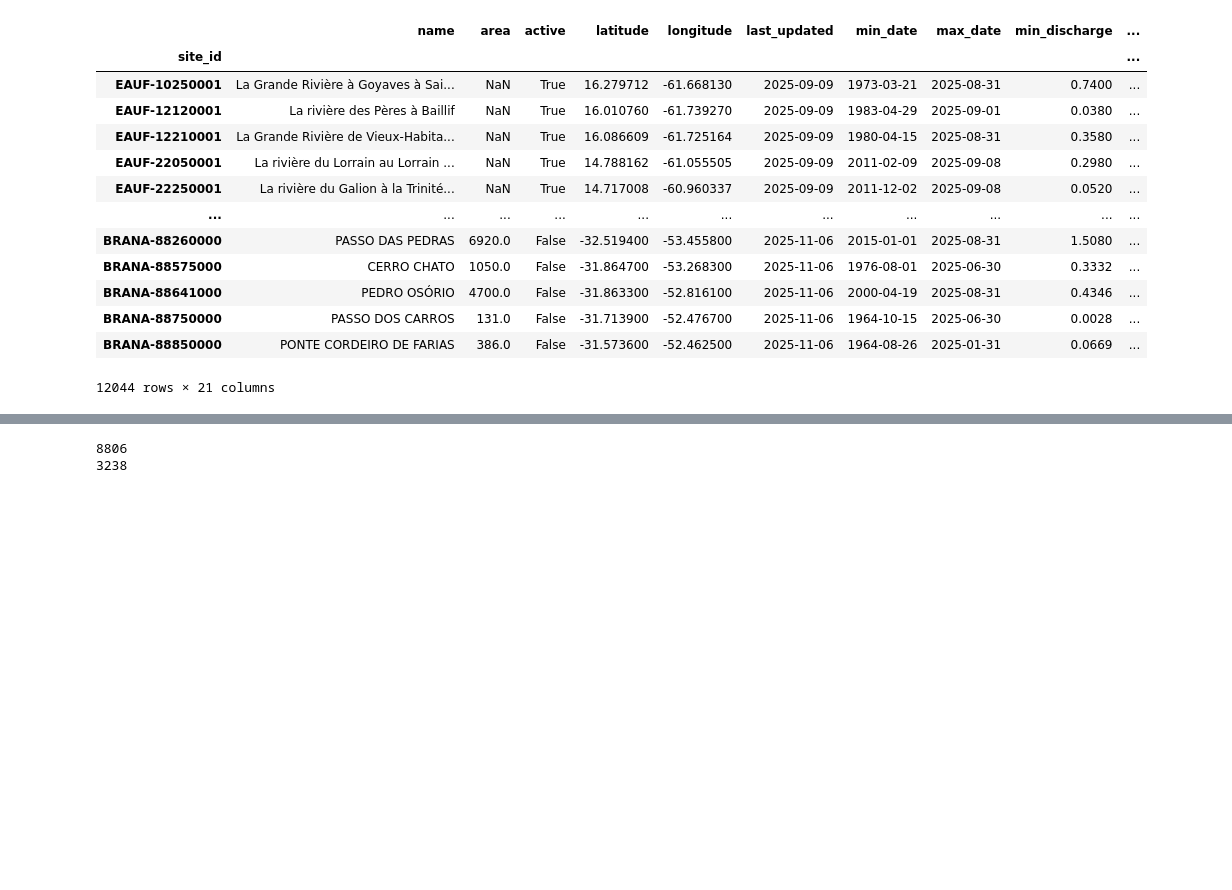
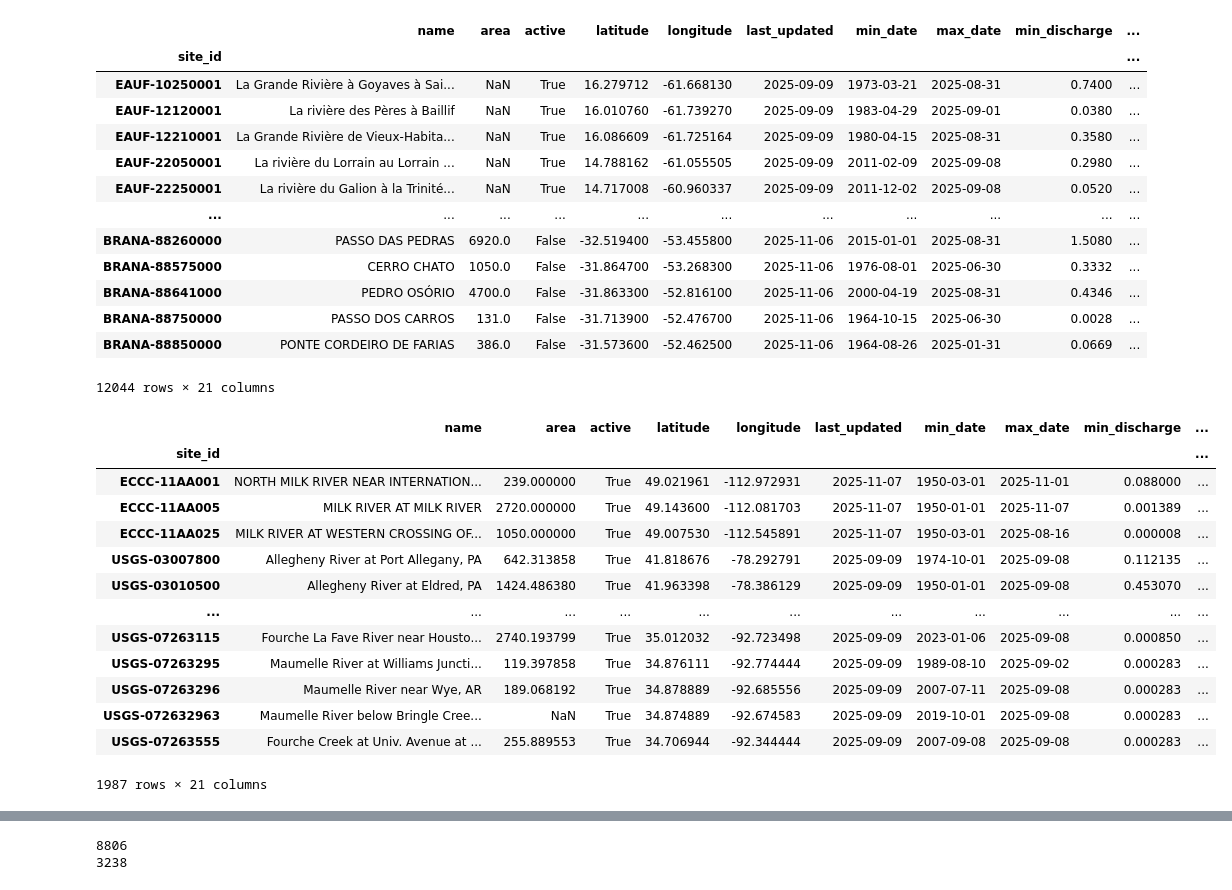
Before and after one commit to Fluvial-UMass/swot-ml, a Jupyter notebook: notebooks/multigraph_manual/preprocess/4_train_test_split.ipynb, the cells around one changed output, grey strips where cells are left out. Drawn from its saved outputs; the diff is of its cells as text; code cells hidden in the pictures; blank space fills up the shorter version.

```diff
--- a/notebooks/multigraph_manual/preprocess/4_train_test_split.ipynb
+++ b/notebooks/multigraph_manual/preprocess/4_train_test_split.ipynb
@@ -45,6 +45,23 @@ matches
 | BRANA-88750000 | PASSO DOS CARROS | 131.0 | False | -31.713900 | -52.476700 | 2025-11-06 | 1964-10-15 | 2025-06-30 | 0.0028 | ... |
 | BRANA-88850000 | PONTE CORDEIRO DE FARIAS | 386.0 | False | -31.573600 | -52.462500 | 2025-11-06 | 1964-08-26 | 2025-01-31 | 0.0669 | ... |
 12044 rows × 21 columns
+# %%
+matches[matches['outlet_id']=='USGS-07374000']
+# %% [output]
+|  | name | area | active | latitude | longitude | last_updated | min_date | max_date | min_discharge | ... |
+| site_id |  |  |  |  |  |  |  |  |  | ... |
+| ECCC-11AA001 | NORTH MILK RIVER NEAR INTERNATION... | 239.000000 | True | 49.021961 | -112.972931 | 2025-11-07 | 1950-03-01 | 2025-11-01 | 0.088000 | ... |
+| ECCC-11AA005 | MILK RIVER AT MILK RIVER | 2720.000000 | True | 49.143600 | -112.081703 | 2025-11-07 | 1950-01-01 | 2025-11-07 | 0.001389 | ... |
+| ECCC-11AA025 | MILK RIVER AT WESTERN CROSSING OF... | 1050.000000 | True | 49.007530 | -112.545891 | 2025-11-07 | 1950-03-01 | 2025-08-16 | 0.000008 | ... |
+| USGS-03007800 | Allegheny River at Port Allegany, PA | 642.313858 | True | 41.818676 | -78.292791 | 2025-09-09 | 1974-10-01 | 2025-09-08 | 0.112135 | ... |
+| USGS-03010500 | Allegheny River at Eldred, PA | 1424.486380 | True | 41.963398 | -78.386129 | 2025-09-09 | 1950-01-01 | 2025-09-08 | 0.453070 | ... |
+| ... | ... | ... | ... | ... | ... | ... | ... | ... | ... | ... |
+| USGS-07263115 | Fourche La Fave River near Housto... | 2740.193799 | True | 35.012032 | -92.723498 | 2025-09-09 | 2023-01-06 | 2025-09-08 | 0.000850 | ... |
+| USGS-07263295 | Maumelle River at Williams Juncti... | 119.397858 | True | 34.876111 | -92.774444 | 2025-09-09 | 1989-08-10 | 2025-09-02 | 0.000283 | ... |
+| USGS-07263296 | Maumelle River near Wye, AR | 189.068192 | True | 34.878889 | -92.685556 | 2025-09-09 | 2007-07-11 | 2025-09-08 | 0.000283 | ... |
+| USGS-072632963 | Maumelle River below Bringle Cree... | NaN | True | 34.874889 | -92.674583 | 2025-09-09 | 2019-10-01 | 2025-09-08 | 0.000283 | ... |
+| USGS-07263555 | Fourche Creek at Univ. Avenue at ... | 255.889553 | True | 34.706944 | -92.344444 | 2025-09-09 | 2007-09-08 | 2025-09-08 | 0.000283 | ... |
+1987 rows × 21 columns
 # %%
 from sklearn.model_selection import train_test_split
 
```
Also changed, not shown: 5 other files.
